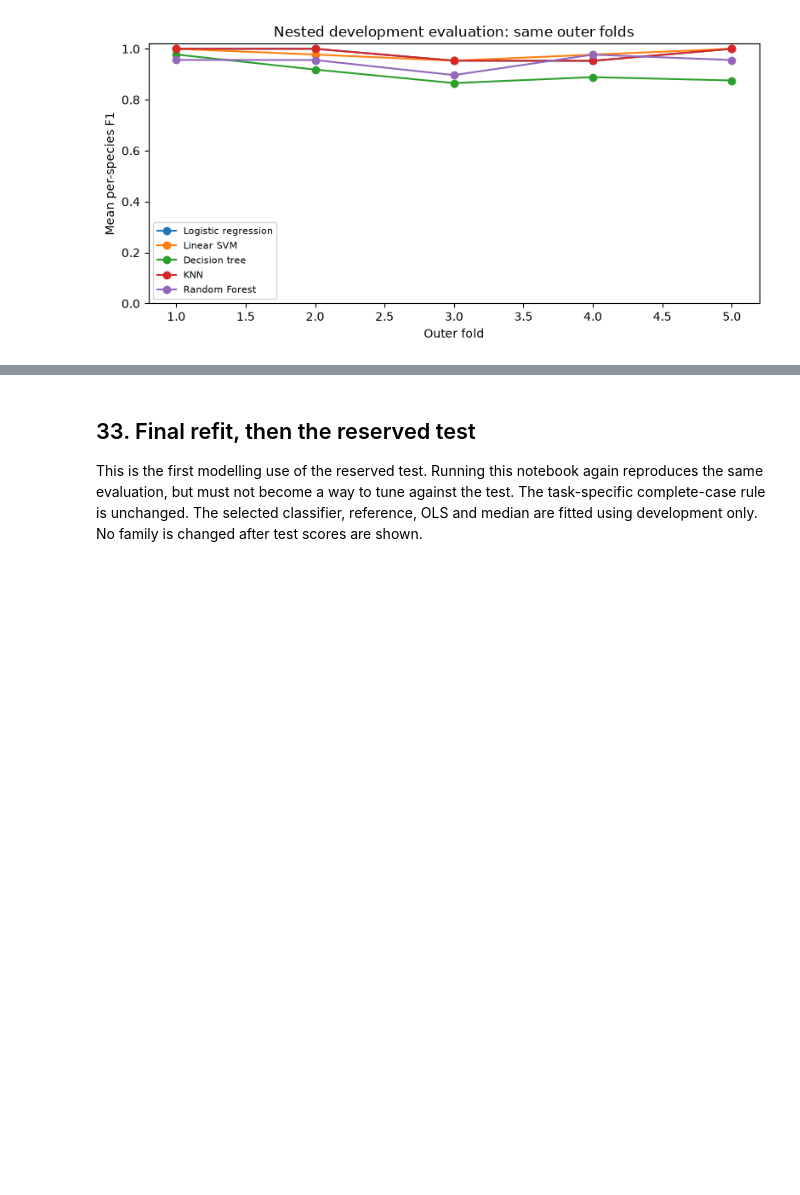
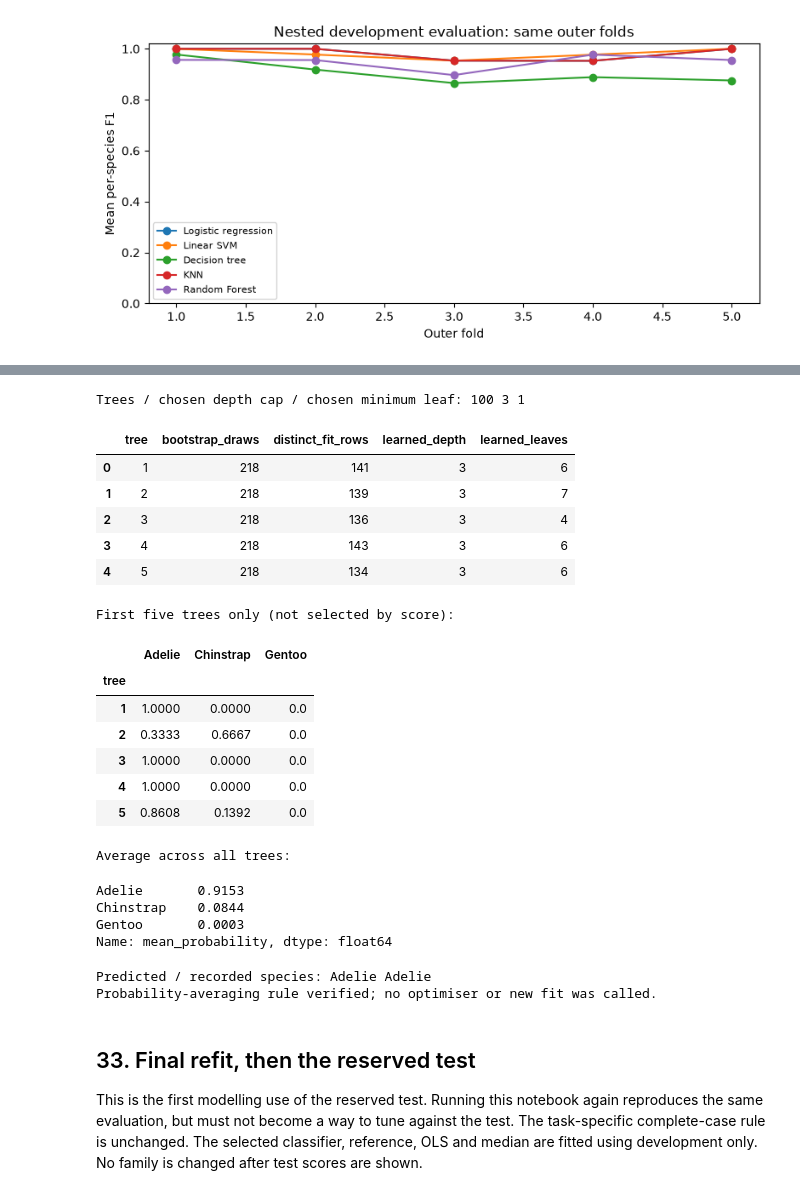
Before and after one commit to marcosrobinat2/penguins-ml-submission, a Jupyter notebook: 02_supervised_learning.ipynb, the cells around one changed output, grey strips where cells are left out. Saved outputs shown, nothing was run; the diff lists cells and outputs as text; code cells hidden in the pictures; blank space fills up the shorter version.

```diff
--- a/02_supervised_learning.ipynb
+++ b/02_supervised_learning.ipynb
@@ -1559,3 +1694,52 @@ ax.legend(fontsize=8); fig.tight_layout(); plt.show()
+# %%
+forest = first_outer_models['Random Forest']
+query_array = query.to_numpy()
+tree_probabilities = np.vstack([tree.predict_proba(query_array)[0] for tree in forest.estimators_])
+manual_forest_probability = tree_probabilities.mean(axis=0)
+np.testing.assert_allclose(manual_forest_probability, forest.predict_proba(query)[0])
+manual_forest_label = forest.classes_[manual_forest_probability.argmax()]
+assert manual_forest_label == forest.predict(query)[0]
+tree_rows = []
+for number, (tree, draws) in enumerate(zip(forest.estimators_, forest.estimators_samples_)):
+    source_ids = explain_fit.index.to_numpy()[draws]
+    assert set(source_ids).issubset(explain_fit.index)
+    assert set(source_ids).isdisjoint(query.index) and set(source_ids).isdisjoint(test_ids)
+    tree_rows.append({'tree': number+1, 'bootstrap_draws': len(draws),
+        'distinct_fit_rows': len(np.unique(draws)), 'learned_depth': tree.get_depth(),
+        'learned_leaves': tree.get_n_leaves()})
+print('Trees / chosen depth cap / chosen minimum leaf:',
+      len(forest.estimators_), forest.max_depth, forest.min_samples_leaf)
+display(pd.DataFrame(tree_rows).head(5))
+print('First five trees only (not selected by score):')
+display(pd.DataFrame(tree_probabilities[:5], columns=forest.classes_,
+                     index=pd.Index(range(1, 6), name='tree')).round(4))
+print('Average across all trees:')
+display(pd.Series(manual_forest_probability, index=forest.classes_, name='mean_probability').round(4))
+print('Predicted / recorded species:', manual_forest_label, y_train.loc[query.index[0]])
+print('Probability-averaging rule verified; no optimiser or new fit was called.')
+# %% [output]
+Trees / chosen depth cap / chosen minimum leaf: 100 3 1
+|  | tree | bootstrap_draws | distinct_fit_rows | learned_depth | learned_leaves |
+| 0 | 1 | 218 | 141 | 3 | 6 |
+| 1 | 2 | 218 | 139 | 3 | 7 |
+| 2 | 3 | 218 | 136 | 3 | 4 |
+| 3 | 4 | 218 | 143 | 3 | 6 |
+| 4 | 5 | 218 | 134 | 3 | 6 |
+First five trees only (not selected by score):
+|  | Adelie | Chinstrap | Gentoo |
+| tree |  |  |  |
+| 1 | 1.0000 | 0.0000 | 0.0 |
+| 2 | 0.3333 | 0.6667 | 0.0 |
+| 3 | 1.0000 | 0.0000 | 0.0 |
+| 4 | 1.0000 | 0.0000 | 0.0 |
+| 5 | 0.8608 | 0.1392 | 0.0 |
+Average across all trees:
+Adelie       0.9153
+Chinstrap    0.0844
+Gentoo       0.0003
+Name: mean_probability, dtype: float64
+Predicted / recorded species: Adelie Adelie
+Probability-averaging rule verified; no optimiser or new fit was called.
 # %% [markdown]
 ## 33. Final refit, then the reserved test
 
```
Also changed, not shown: parts of 7 cells of this notebook, 1 other file.
